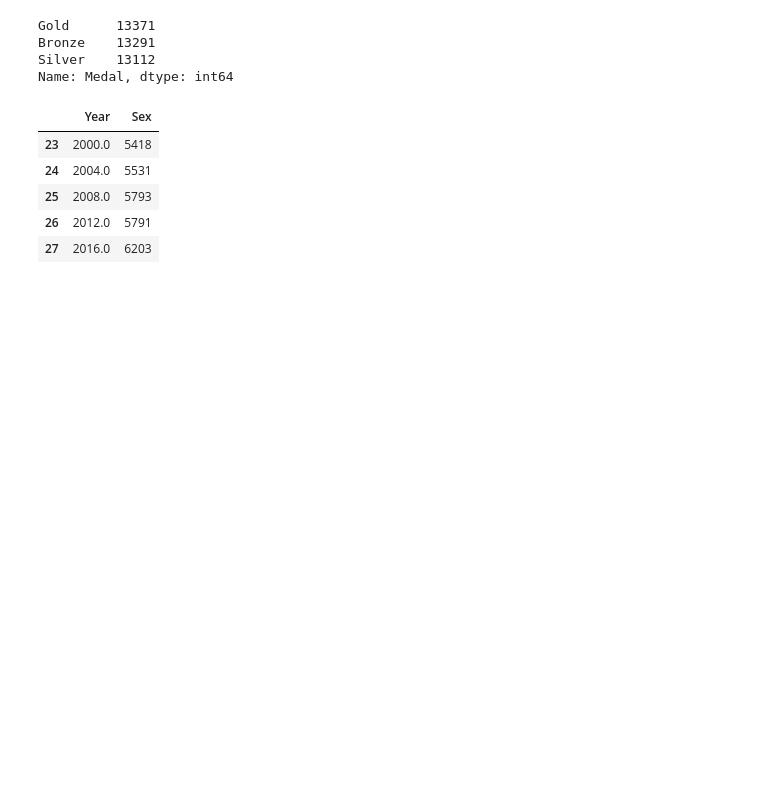
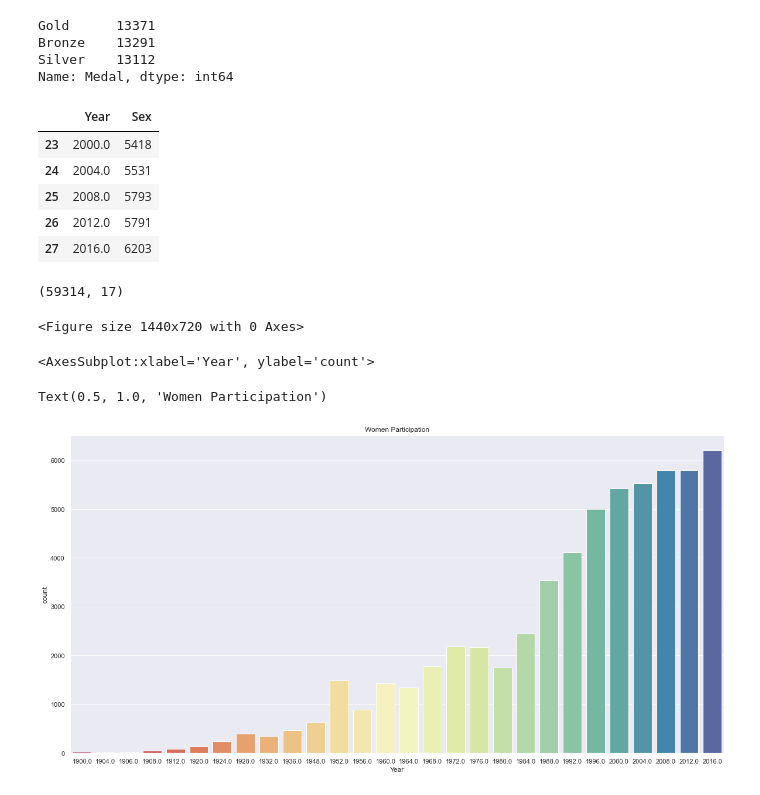
Before and after one commit to wenyuc/basic_learning, a Jupyter notebook: olympic_data_processing.ipynb, the cells around one changed output. Saved outputs shown, nothing was run; the diff lists cells and outputs as text; code cells hidden in the pictures; blank space fills up the shorter version.

```diff
--- a/olympic_data_processing.ipynb
+++ b/olympic_data_processing.ipynb
@@ -284,3 +284,18 @@ female_participants.tail()
 | 25 | 2008.0 | 5793 |
 | 26 | 2012.0 | 5791 |
 | 27 | 2016.0 | 6203 |
+# %%
+womenOlympics = athletes_df[(athletes_df.Sex == 'F') & (athletes_df.Season == "Summer")]
+womenOlympics.shape
+# %% [output]
+(59314, 17)
+# %%
+sns.set(style = "darkgrid")
+plt.figure(figsize = (20,10))
+sns.countplot(x = 'Year', data=womenOlympics, palette='Spectral')
+plt.title("Women Participation")
+# %% [output]
+<Figure size 1440x720 with 0 Axes>
+<AxesSubplot:xlabel='Year', ylabel='count'>
+Text(0.5, 1.0, 'Women Participation')
+[figure, added]
```
Also changed, not shown: parts of 12 cells of this notebook, 2 other files.
